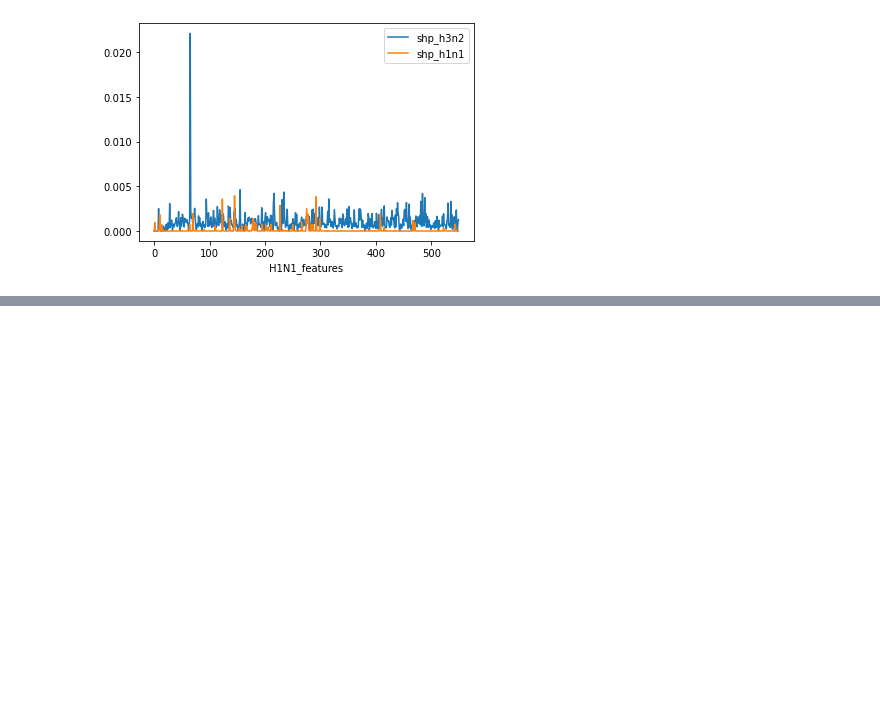
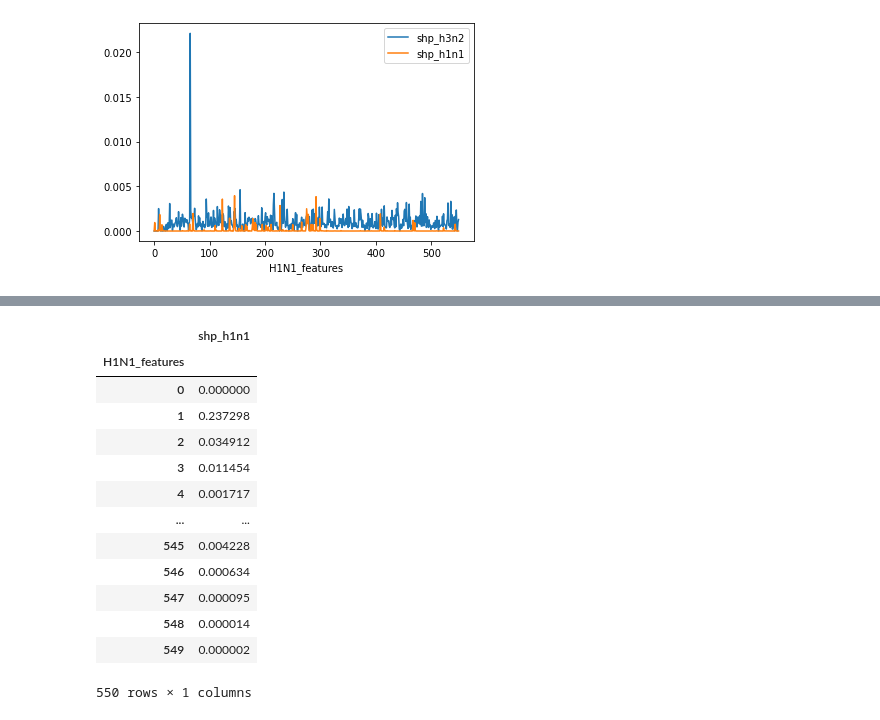
Before and after one commit to zeroknowledgediscovery/emergenet, a Jupyter notebook: extras/ntb/shap_analysis_features_low_risk_vs_high_risk.ipynb, the cells around one changed output, grey strips where cells are left out. Cells and saved outputs as stored; diff of their text form; code cells hidden in the pictures; blank space fills up the shorter version.

```diff
--- a/extras/ntb/shap_analysis_features_low_risk_vs_high_risk.ipynb
+++ b/extras/ntb/shap_analysis_features_low_risk_vs_high_risk.ipynb
@@ -118,0 +104,17 @@ shp1
+# %%
+s1
+# %% [output]
+|  | shp_h1n1 |
+| H1N1_features |  |
+| 0 | 0.000000 |
+| 1 | 0.237298 |
+| 2 | 0.034912 |
+| 3 | 0.011454 |
+| 4 | 0.001717 |
+| ... | ... |
+| 545 | 0.004228 |
+| 546 | 0.000634 |
+| 547 | 0.000095 |
+| 548 | 0.000014 |
+| 549 | 0.000002 |
+550 rows × 1 columns
```
Also changed, not shown: parts of 14 cells of this notebook, 19 other files.
